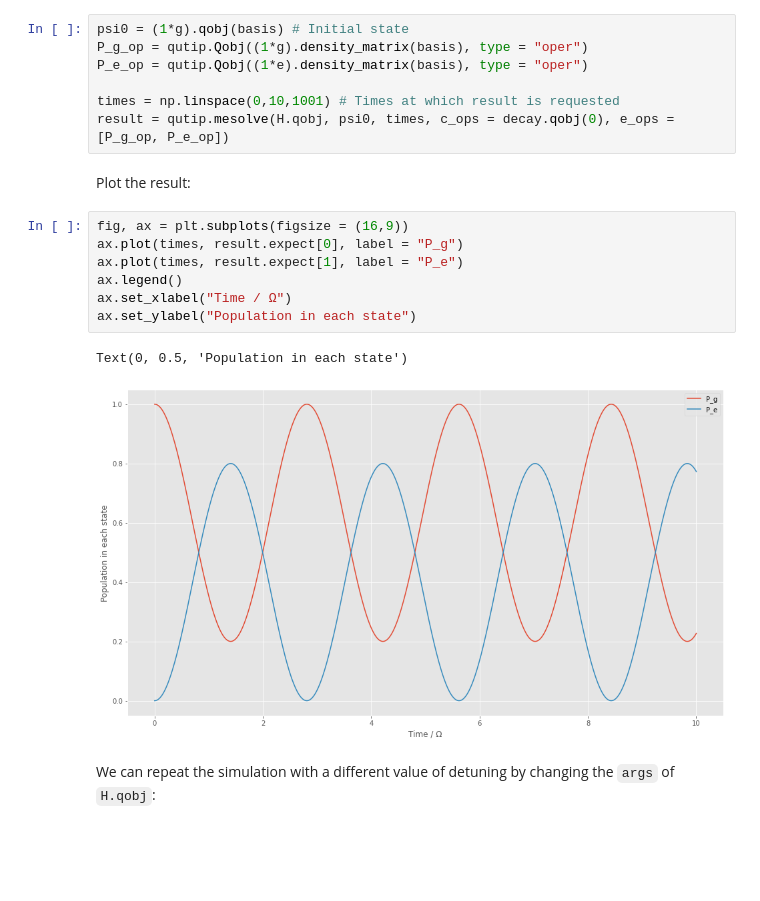
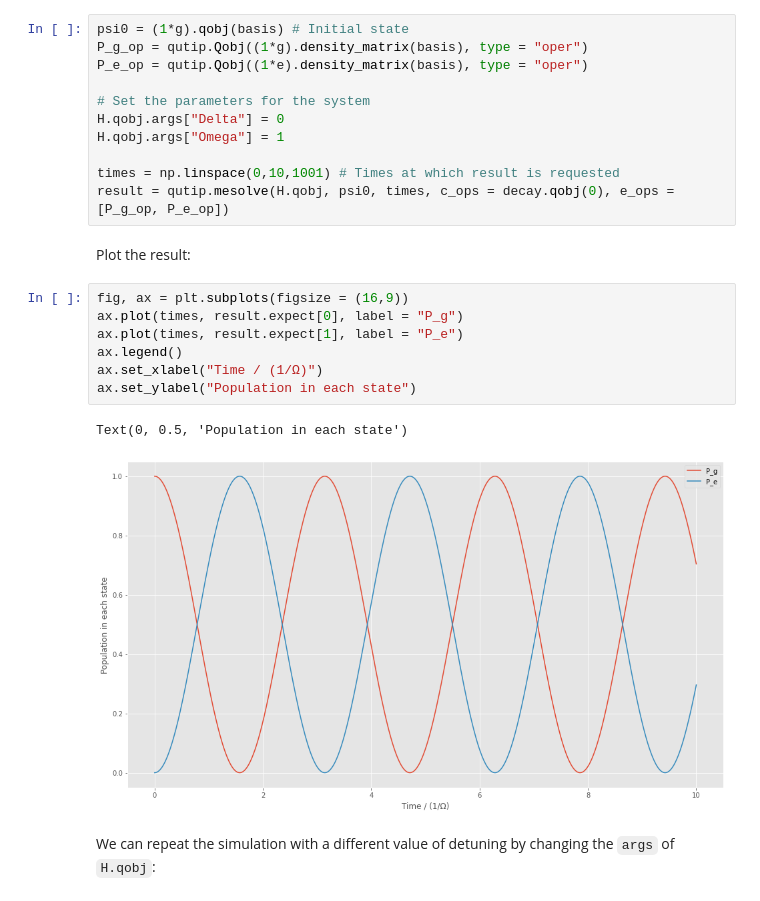
Before and after one commit to otimgren/toy-systems, a Jupyter notebook: examples/Rabi oscillations in 2-level system.ipynb, the cells around one changed output. Saved outputs shown, nothing was run; the diff lists cells and outputs as text; blank space fills up the shorter version.

```diff
--- a/examples/Rabi oscillations in 2-level system.ipynb
+++ b/examples/Rabi oscillations in 2-level system.ipynb
@@ -102,6 +93,10 @@ psi0 = (1*g).qobj(basis) # Initial state
 P_g_op = qutip.Qobj((1*g).density_matrix(basis), type = "oper")
 P_e_op = qutip.Qobj((1*e).density_matrix(basis), type = "oper")
 
+# Set the parameters for the system
+H.qobj.args["Delta"] = 0
+H.qobj.args["Omega"] = 1
+
 times = np.linspace(0,10,1001) # Times at which result is requested
 result = qutip.mesolve(H.qobj, psi0, times, c_ops = decay.qobj(0), e_ops = [P_g_op, P_e_op])
 # %% [markdown]
@@ -109,13 +104,13 @@ Plot the result:
 # %%
 fig, ax = plt.subplots(figsize = (16,9))
 ax.plot(times, result.expect[0], label = "P_g")
 ax.plot(times, result.expect[1], label = "P_e")
 ax.legend()
-ax.set_xlabel("Time / Ω")
+ax.set_xlabel("Time / (1/Ω)")
 ax.set_ylabel("Population in each state")
 # %% [output]
 Text(0, 0.5, 'Population in each state')
-[figure, old version]
+[figure, new version]
 # %% [markdown]
 We can repeat the simulation with a different value of detuning by changing the `args` of `H.qobj`:
 # %%
```
Also changed, not shown: parts of 3 cells of this notebook, 2 other files.
